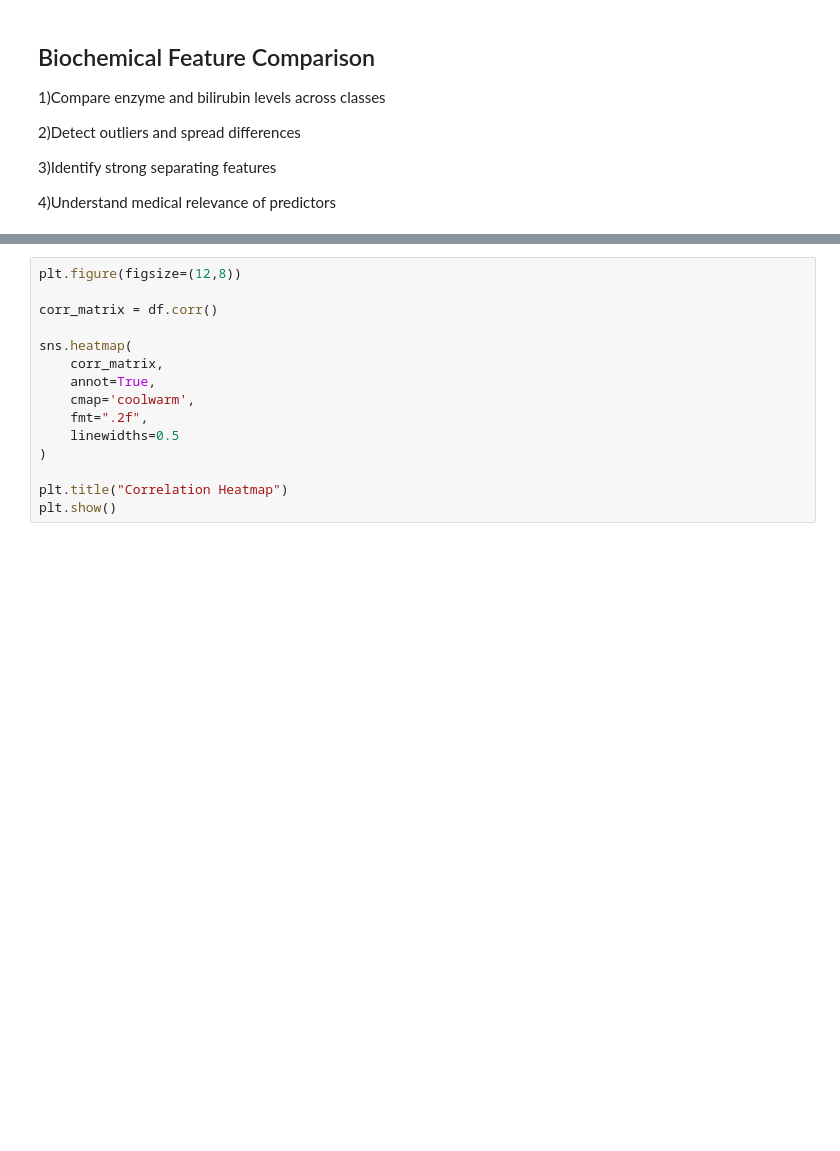
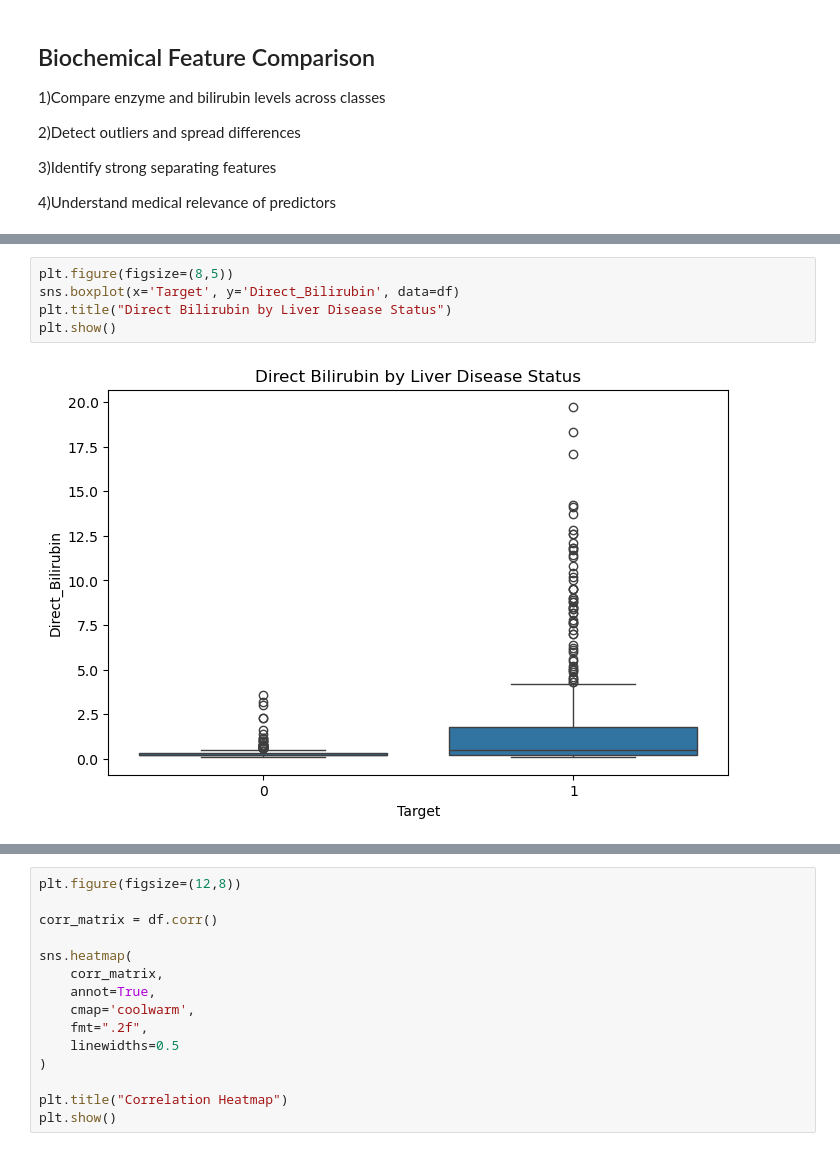
Before and after one commit to omxmishra/liver_patient_pred, a Jupyter notebook: liver_patient_pred.ipynb, the cells around one changed output, grey strips where cells are left out. Saved outputs shown, nothing was run; the diff lists cells and outputs as text; blank space fills up the shorter version.

```diff
--- a/liver_patient_pred.ipynb
+++ b/liver_patient_pred.ipynb
@@ -351,0 +358,7 @@ plt.show()
+# %%
+plt.figure(figsize=(8,5))
+sns.boxplot(x='Target', y='Direct_Bilirubin', data=df)
+plt.title("Direct Bilirubin by Liver Disease Status")
+plt.show()
+# %% [output]
+[figure, added]
```
Also changed, not shown: parts of 39 cells of this notebook.
